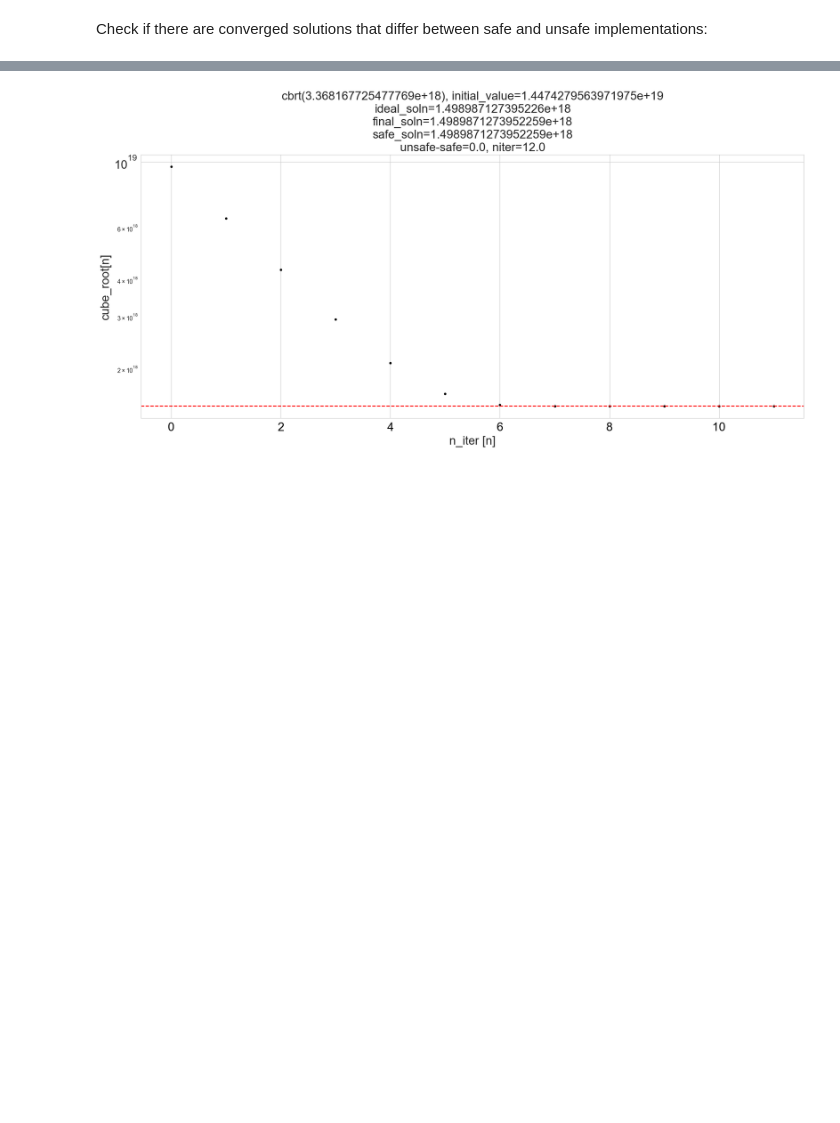
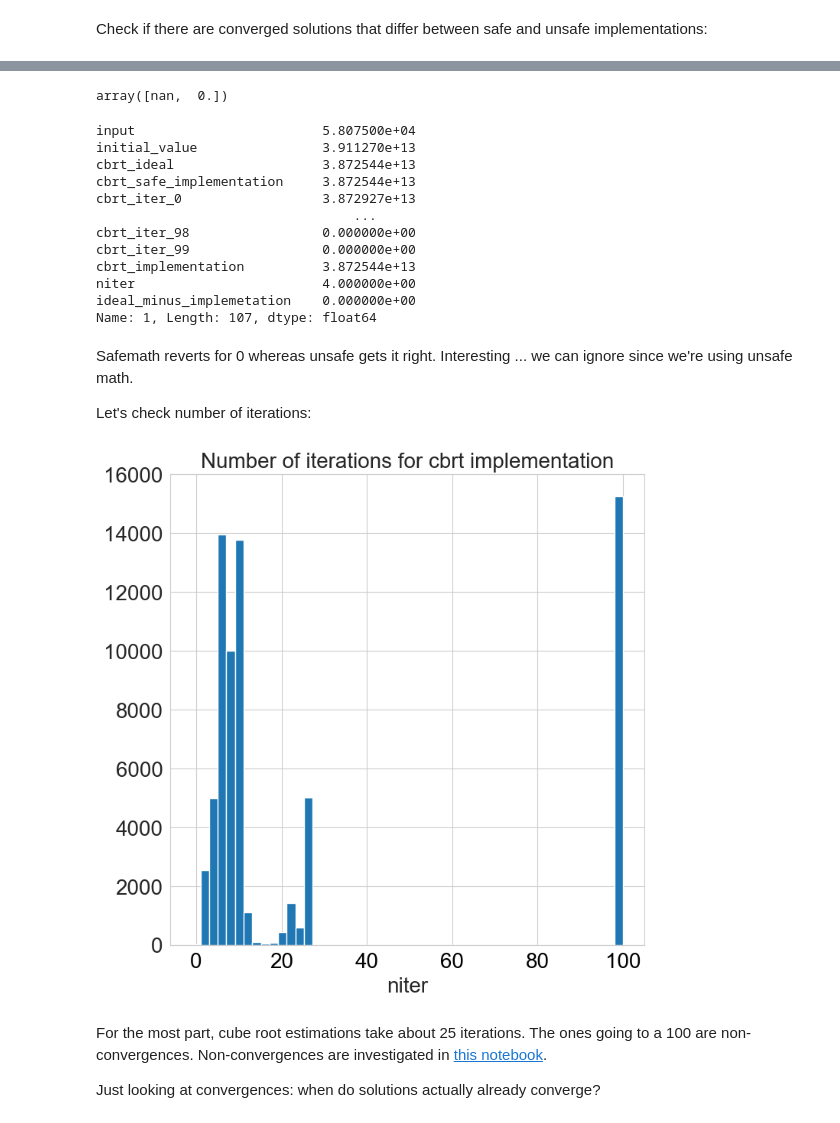
Before and after one commit to curvefi/tricrypto-ng, a Jupyter notebook: analysis/cbrt/report_cbrt.ipynb, the cells around one changed output, grey strips where cells are left out. Saved outputs shown, nothing was run; the diff lists cells and outputs as text; code cells hidden in the pictures; blank space fills up the shorter version.

```diff
--- a/analysis/cbrt/report_cbrt.ipynb
+++ b/analysis/cbrt/report_cbrt.ipynb
@@ -135,4 +171,38 @@ Check if there are converged solutions that differ between safe and unsafe imple
+# %%
+(subset_data['cbrt_implementation'] - subset_data['cbrt_safe_implementation']).unique()
+# %% [output]
+array([nan,  0.])
 # %%
-plot_iterations((subset_data['cbrt_implementation'] - subset_data['cbrt_safe_implementation']).idxmax())
+subset_data.loc[(subset_data['cbrt_implementation'] - subset_data['cbrt_safe_implementation']).idxmax()]
 # %% [output]
-[figure, removed]
+input                        5.807500e+04
+initial_value                3.911270e+13
+cbrt_ideal                   3.872544e+13
+cbrt_safe_implementation     3.872544e+13
+cbrt_iter_0                  3.872927e+13
+                                 ...
+cbrt_iter_98                 0.000000e+00
+cbrt_iter_99                 0.000000e+00
+cbrt_implementation          3.872544e+13
+niter                        4.000000e+00
+ideal_minus_implemetation    0.000000e+00
+Name: 1, Length: 107, dtype: float64
+# %% [markdown]
+Safemath reverts for 0 whereas unsafe gets it right. Interesting ... we can ignore since we're using unsafe math.
+
+Let's check number of iterations:
+# %%
+fig, ax = plt.subplots(1,1, figsize=(8, 8))
+
+ax.hist(subset_data.niter, 50)
+ax.set_title("Number of iterations for cbrt implementation", fontsize=20)
+
+ax.tick_params(axis='both', which='major', labelsize=20)
+ax.tick_params(axis='x', which='major', colors='black')
+ax.set_xlabel("niter", fontsize=20);
+# %% [output]
+[figure, added]
+# %% [markdown]
+For the most part, cube root estimations take about 25 iterations. The ones going to a 100 are non-convergences. Non-convergences are investigated in [this notebook](./report_cbrt_non_convergences.ipynb).
+
+Just looking at convergences: when do solutions actually already converge?
```
Also changed, not shown: parts of 15 cells of this notebook, 4 other files.
